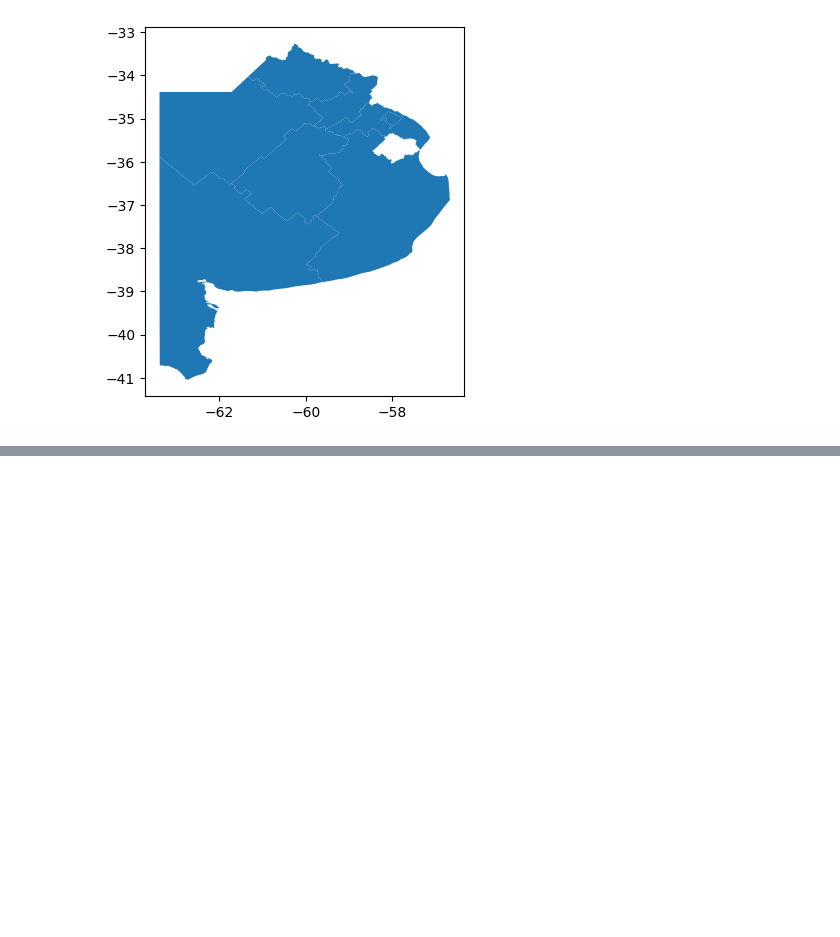
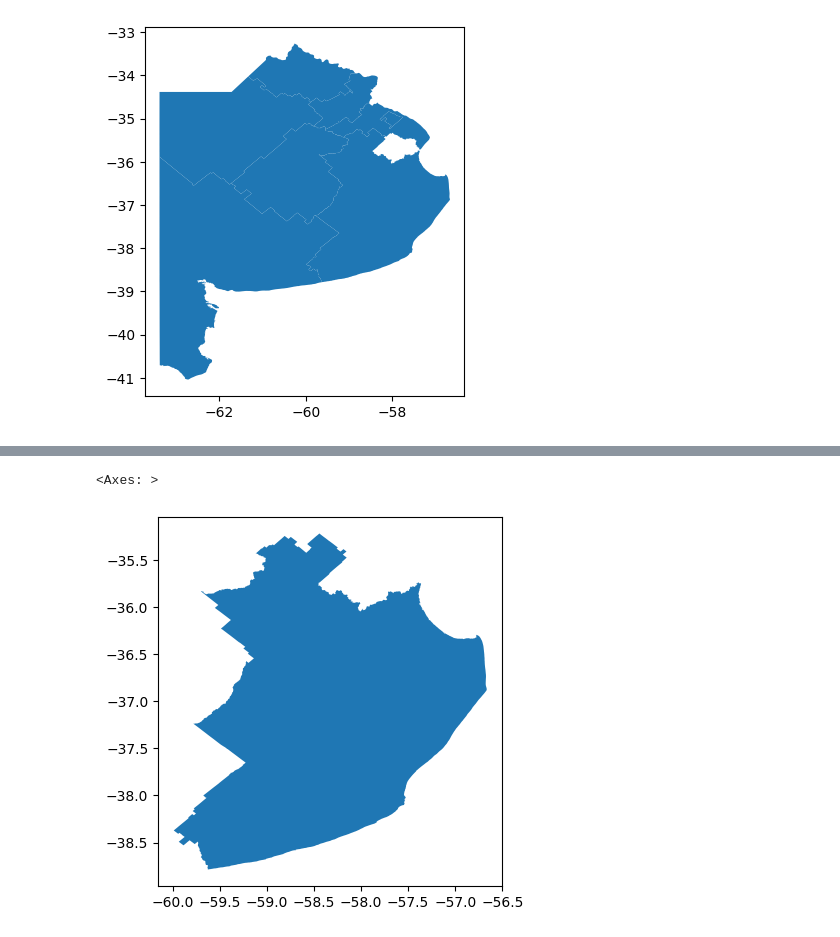
Before and after one commit to leantroca/maps, a Jupyter notebook: utils/Mapa de Secciones Electorales.ipynb, the cells around one changed output, grey strips where cells are left out. Saved outputs shown, nothing was run; the diff lists cells and outputs as text; code cells hidden in the pictures; blank space fills up the shorter version.

```diff
--- a/utils/Mapa de Secciones Electorales.ipynb
+++ b/utils/Mapa de Secciones Electorales.ipynb
@@ -122,0 +109,5 @@ with open(os.path.join(maps_path, results_filename), 'w', encoding='utf-8') as j
+# %%
+gdf.loc[gdf["nam"] == "QUINTA"].plot()
+# %% [output]
+<Axes: >
+[figure, added]
```
Also changed, not shown: parts of 6 cells of this notebook, 1 other file.
